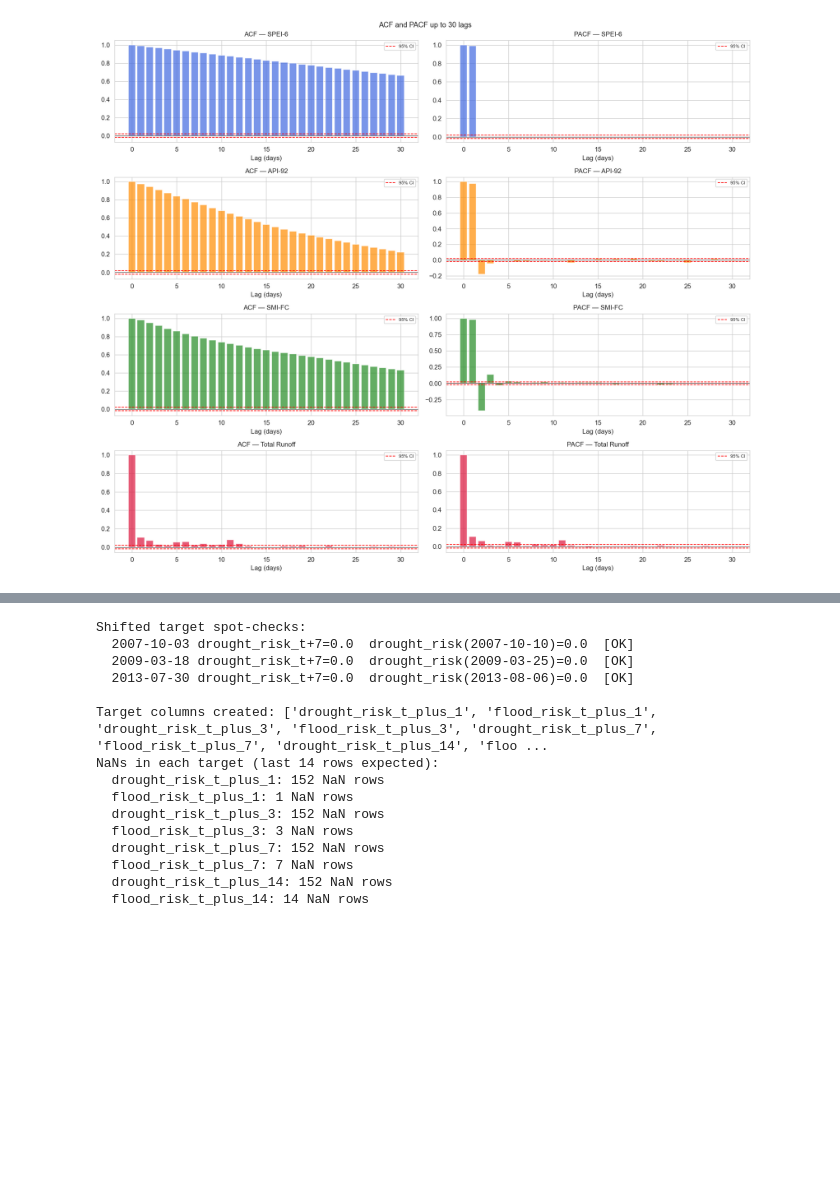
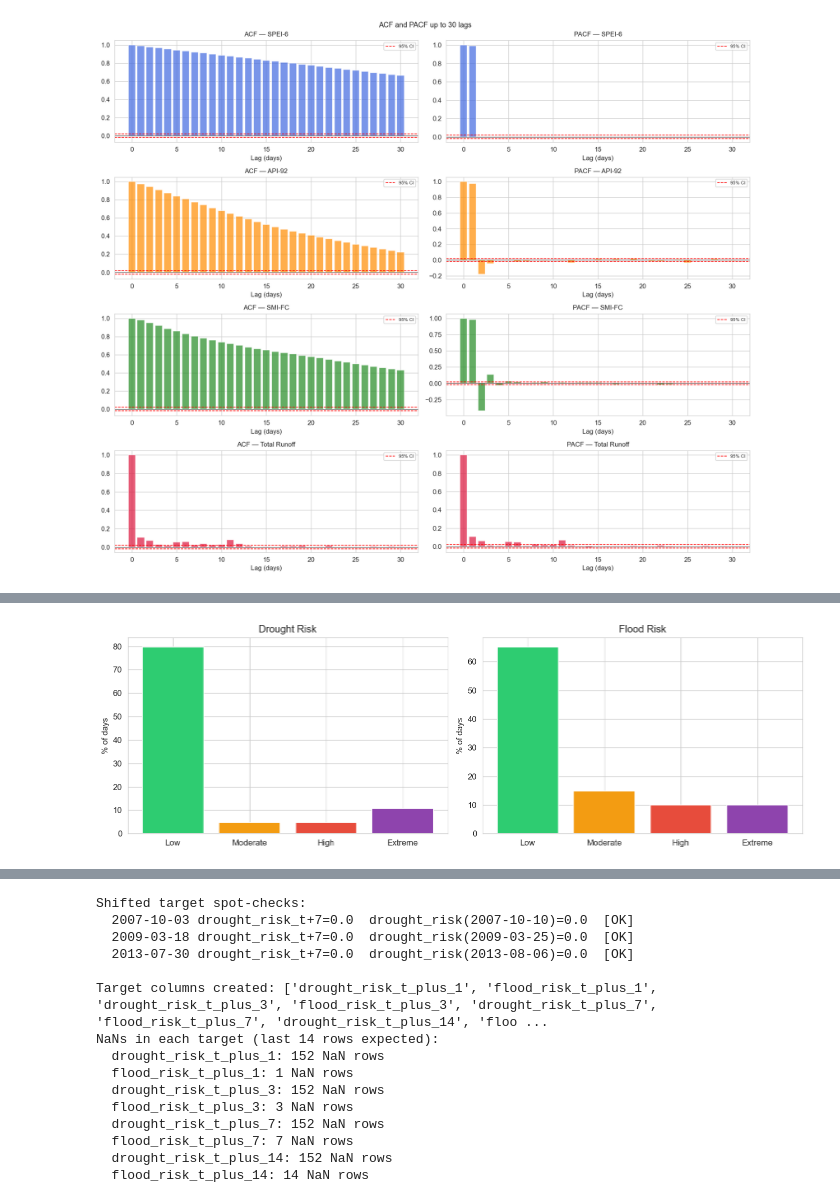
Before and after one commit to lalutir/datalab-v, a Jupyter notebook: notebooks/phase3_index_eda.ipynb, the cells around one changed output, grey strips where cells are left out. Cells and saved outputs as stored; diff of their text form; code cells hidden in the pictures; blank space fills up the shorter version.

```diff
--- a/notebooks/phase3_index_eda.ipynb
+++ b/notebooks/phase3_index_eda.ipynb
@@ -446,0 +422,77 @@ plt.show()
+# %%
+# ── Risk labels — Drought (SPEI-6 thresholds + modifier) & Flood (composite score)
+train_mask = df['time'].dt.year <= TRAIN_END
+label_map  = {0: 'Low', 1: 'Moderate', 2: 'High', 3: 'Extreme'}
+colors4    = ['#2ecc71', '#f39c12', '#e74c3c', '#8e44ad']
+
+# ── Drought ────────────────────────────────────────────────────────────────────
+api_p25 = df.loc[train_mask, 'api_92'].quantile(0.25)
+smi_p25 = df.loc[train_mask, 'smi_fc'].quantile(0.25)
+print(f'Training API 25th pct: {api_p25:.6f}')
+print(f'Training SMI 25th pct: {smi_p25:.4f}')
+
+def spei_base_class(spei_val):
+    if pd.isna(spei_val): return np.nan
+    if spei_val >= -0.5:  return 0
+    if spei_val >= -1.0:  return 1
+    if spei_val >= -1.5:  return 2
+    return 3
+
+df['drought_base'] = df['spei_6'].map(spei_base_class)
+
+def apply_modifier(row):
+    base = row['drought_base']
+    if pd.isna(base): return np.nan
+    base = int(base)
+    if base in (1, 2):
+        if row['api_92'] < api_p25 or row['smi_fc'] < smi_p25:
+            base = min(base + 1, 3)
+    return base
+
+df['drought_risk'] = df.apply(apply_modifier, axis=1)
+
+dist_d = df['drought_risk'].value_counts(normalize=True).sort_index() * 100
+print('\nDrought risk class distribution:')
+for k, v in dist_d.items():
+    print(f'  {int(k)} {label_map[int(k)]:10s}: {v:.1f}%')
+
+# ── Flood ──────────────────────────────────────────────────────────────────────
+for col in ['api_92', 'smi_fc', 'total_ro']:
+    tr_min = df.loc[train_mask, col].min()
+    tr_max = df.loc[train_mask, col].max()
+    df[f'norm_{col}'] = ((df[col] - tr_min) / (tr_max - tr_min + 1e-12)).clip(0, 1)
+
+df['flood_score'] = (0.40 * df['norm_api_92'] +
+                     0.35 * df['norm_smi_fc']  +
+                     0.25 * df['norm_total_ro'])
+
+tr_scores = df.loc[train_mask, 'flood_score']
+p65, p80, p90 = (tr_scores.quantile(q) for q in [0.65, 0.80, 0.90])
+print(f'\nFlood score percentile thresholds (training 2000–{TRAIN_END}):')
+print(f'  p65={p65:.4f}  p80={p80:.4f}  p90={p90:.4f}')
+
+def flood_label(score):
+    if pd.isna(score): return np.nan
+    if score < p65: return 0
+    if score < p80: return 1
+    if score < p90: return 2
+    return 3
+
+df['flood_risk'] = df['flood_score'].map(flood_label)
+
+dist_f = df['flood_risk'].value_counts(normalize=True).sort_index() * 100
+print('\nFlood risk class distribution:')
+for k, v in dist_f.items():
+    print(f'  {int(k)} {label_map[int(k)]:10s}: {v:.1f}%')
+
+# ── Side-by-side plot ──────────────────────────────────────────────────────────
+fig, axes = plt.subplots(1, 2, figsize=(12, 4))
+for ax, dist_, title in zip(axes, [dist_d, dist_f], ['Drought Risk', 'Flood Risk']):
+    ax.bar([label_map[k] for k in sorted(dist_.index)],
+           [dist_[k] for k in sorted(dist_.index)], color=colors4)
+    ax.set_ylabel('% of days')
+    ax.set_title(title)
+plt.tight_layout()
+plt.savefig('phase3_risk_classes.png', dpi=150, bbox_inches='tight')
+plt.show()
+# %% [output]
@@ -446,0 +516 @@ plt.show()
+[figure, added]
```
Also changed, not shown: parts of 28 cells of this notebook.
